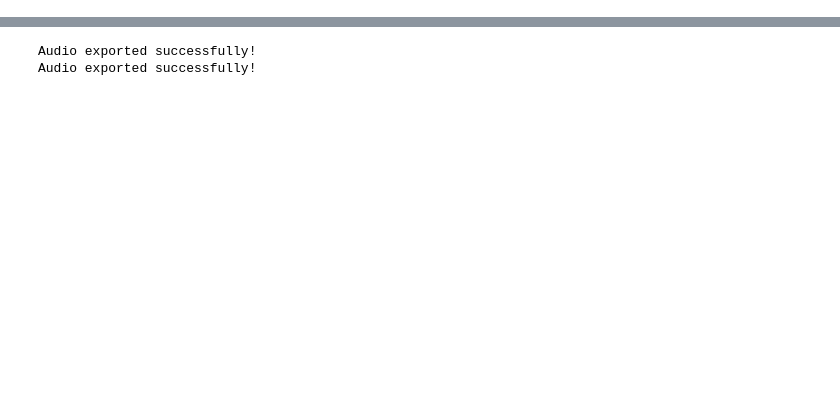
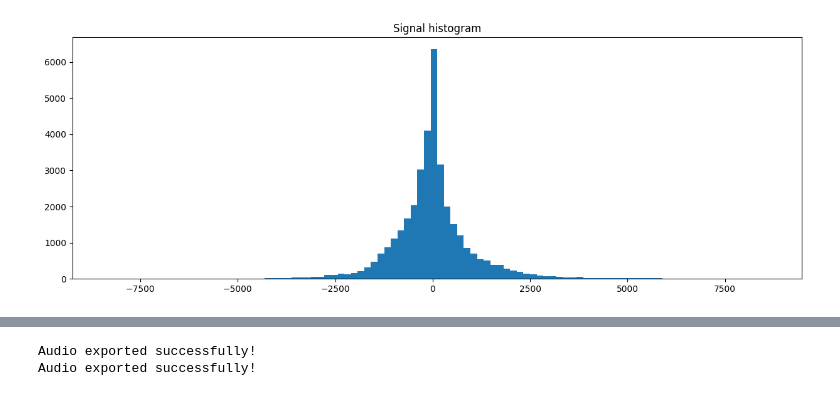
Before and after one commit to wissemmtiri/SpeechEnhancement, a Jupyter notebook: framesStructured.ipynb, the cells around one changed output, grey strips where cells are left out. Saved outputs shown, nothing was run; the diff lists cells and outputs as text; code cells hidden in the pictures; blank space fills up the shorter version.

```diff
--- a/framesStructured.ipynb
+++ b/framesStructured.ipynb
@@ -43,4 +46,11 @@ N = min(len(signal1), len(signal2))
 signal1 = signal1[:N]
 signal2 = signal2[:N]
 signal = signal1 + signal2
+# %%
+plt.figure(figsize=(15, 5))
+plt.hist(signal, bins=100)
+plt.title('Signal histogram')
+plt.show()
+# %% [output]
+[figure, added]
 # %%
```
Also changed, not shown: parts of 15 cells of this notebook, 2 other files.
